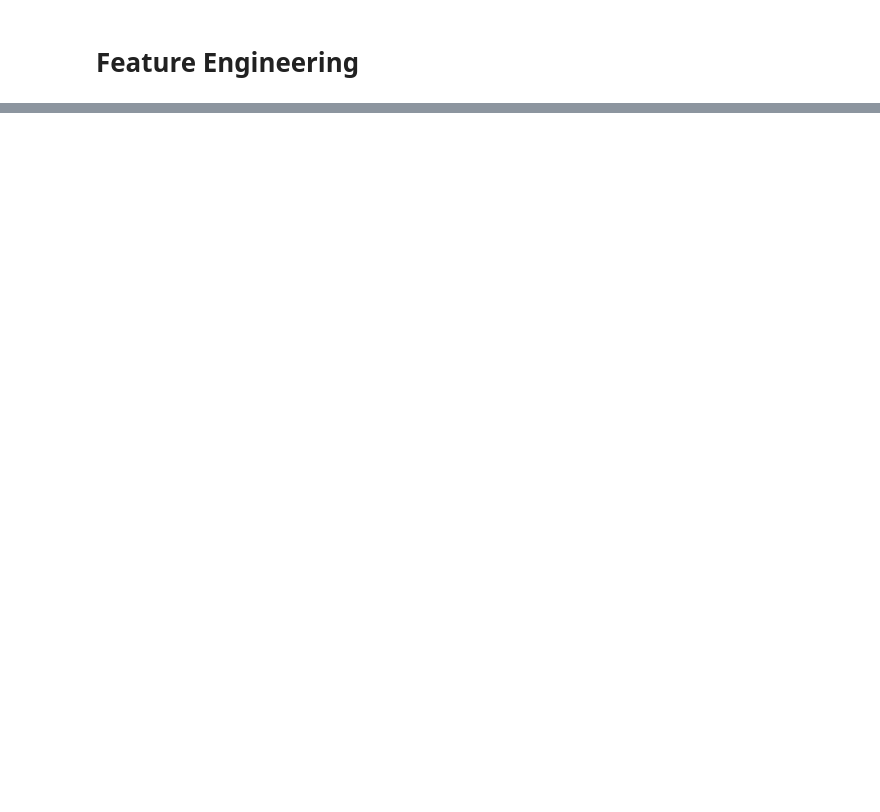
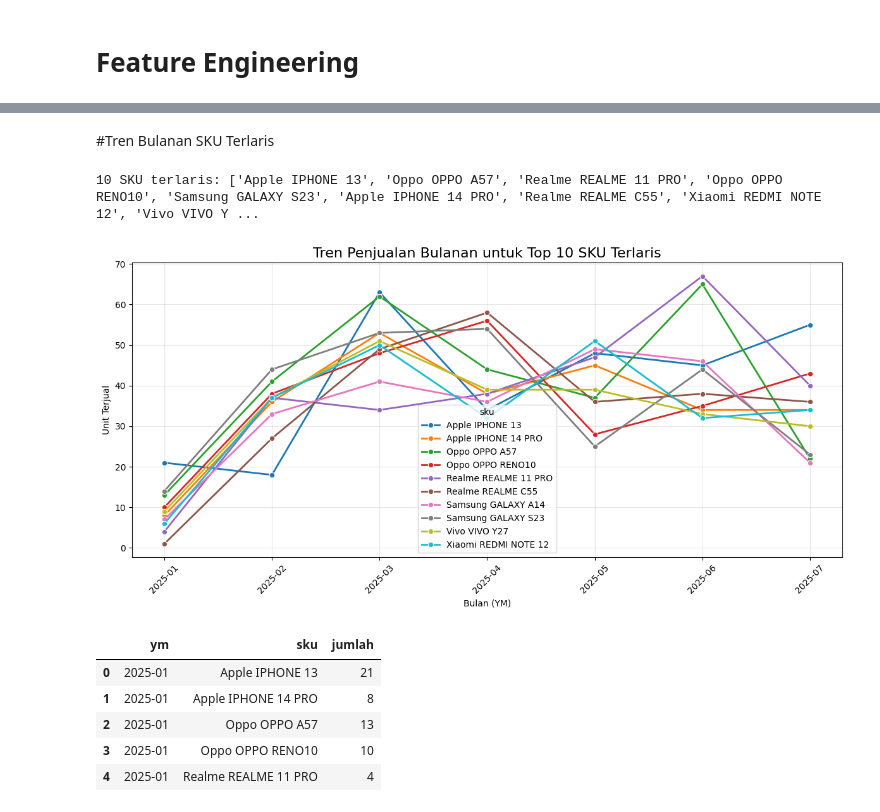
Before and after one commit to MRifdaM/SurabayaDev_Asa-Baswara_Data, a Jupyter notebook: Analisis_Penjualan_HP.ipynb, the cells around one changed output, grey strips where cells are left out. Drawn from its saved outputs; the diff is of its cells as text; code cells hidden in the pictures; blank space fills up the shorter version.

```diff
--- a/Analisis_Penjualan_HP.ipynb
+++ b/Analisis_Penjualan_HP.ipynb
@@ -544,0 +736,39 @@ Mengunduh: /content/drive/MyDrive/SurabayaDev/ship_monthly.csv
+# %% [markdown]
+#Tren Bulanan SKU Terlaris
+# %%
+# Ambil 10 SKU paling laris
+top_10_sku = sku_sales.head(10)['sku'].tolist()
+print(f"10 SKU terlaris: {top_10_sku}")
+
+# Filter data hanya untuk 10 SKU terlaris
+df_top_10_sku = df_eda[df_eda['sku'].isin(top_10_sku)]
+
+# Agregasi bulanan per SKU
+trend_top_10_sku = (
+    df_top_10_sku.groupby(['ym', 'sku'], as_index=False)['jumlah']
+    .sum()
+    .sort_values('ym')
+)
+
+# Visualisasi tren multi-garis
+plt.figure(figsize=(12, 6))
+sns.lineplot(data=trend_top_10_sku, x='ym', y='jumlah', hue='sku', marker='o', linewidth=2)
+
+plt.title("Tren Penjualan Bulanan untuk Top 10 SKU Terlaris", fontsize=16)
+plt.xlabel("Bulan (YM)")
+plt.ylabel("Unit Terjual")
+plt.xticks(rotation=45)
+plt.grid(alpha=0.3)
+plt.tight_layout()
+plt.show()
+
+trend_top_10_sku.head()
+# %% [output]
+10 SKU terlaris: ['Apple IPHONE 13', 'Oppo OPPO A57', 'Realme REALME 11 PRO', 'Oppo OPPO RENO10', 'Samsung GALAXY S23', 'Apple IPHONE 14 PRO', 'Realme REALME C55', 'Xiaomi REDMI NOTE 12', 'Vivo VIVO Y ...
+[figure, added]
+|  | ym | sku | jumlah |
+| 0 | 2025-01 | Apple IPHONE 13 | 21 |
+| 1 | 2025-01 | Apple IPHONE 14 PRO | 8 |
+| 2 | 2025-01 | Oppo OPPO A57 | 13 |
+| 3 | 2025-01 | Oppo OPPO RENO10 | 10 |
+| 4 | 2025-01 | Realme REALME 11 PRO | 4 |
```
Also changed, not shown: parts of 40 cells of this notebook.
